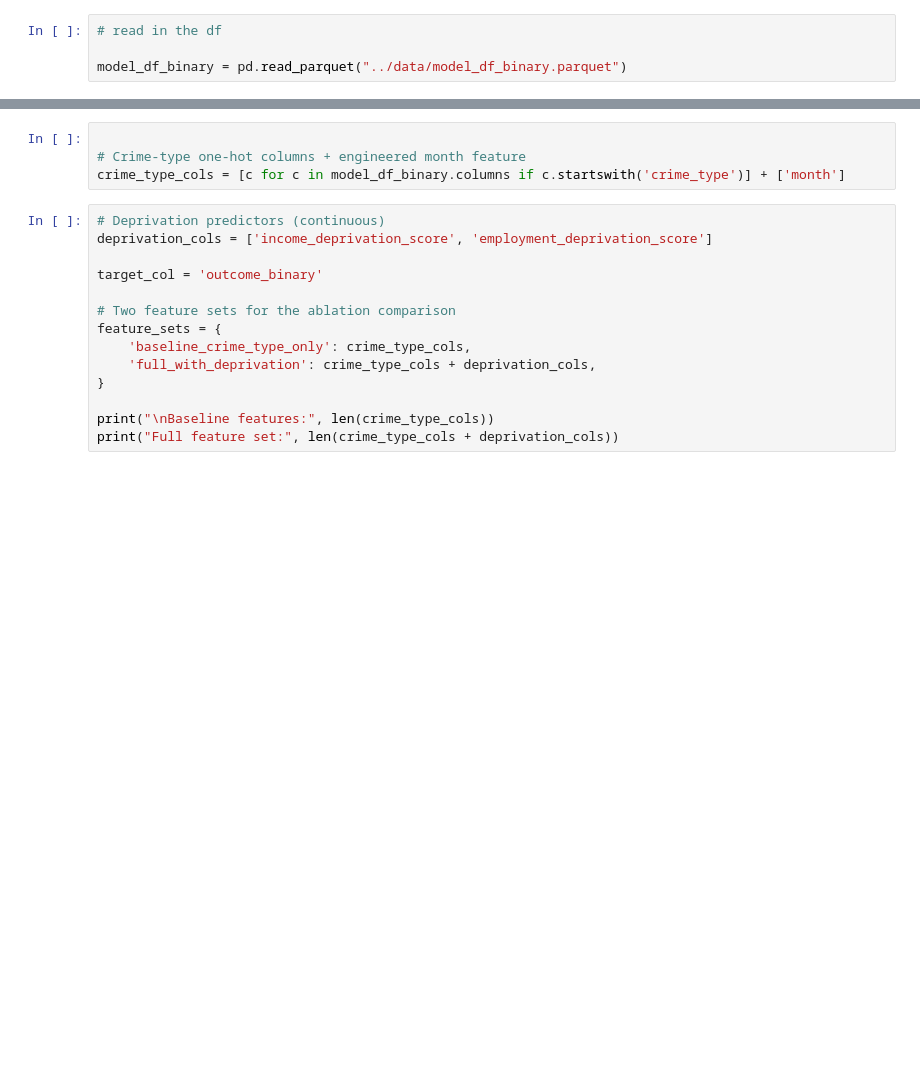
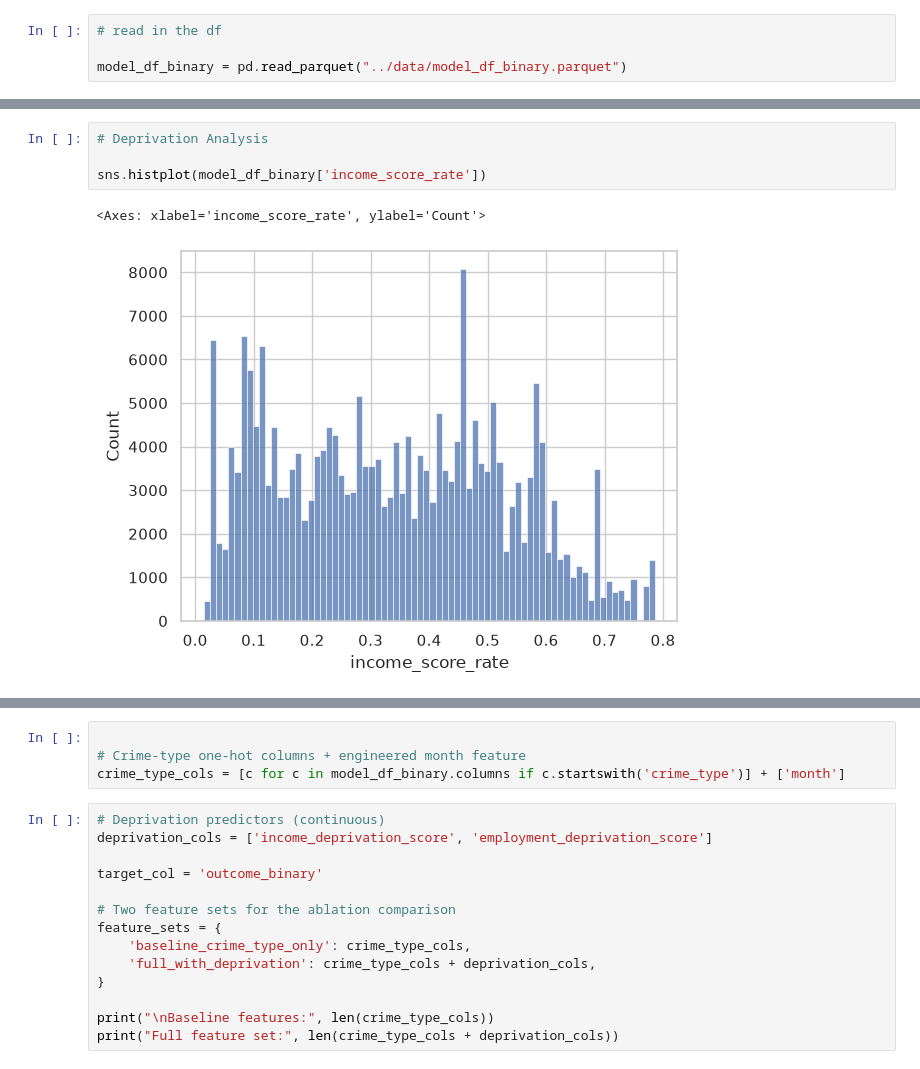
Before and after one commit to AnupmaDS1/Xmus-Jaxon-Flaxon-Waxon, a Jupyter notebook: Notebooks/03_EDAand.ipynb, the cells around one changed output, grey strips where cells are left out. Cells and saved outputs as stored; diff of their text form; blank space fills up the shorter version.

```diff
--- a/Notebooks/03_EDAand.ipynb
+++ b/Notebooks/03_EDAand.ipynb
@@ -18,0 +81,7 @@ print(model_df_binary.columns.tolist())
+# %%
+# Deprivation Analysis
+
+sns.histplot(model_df_binary['income_score_rate'])
+# %% [output]
+<Axes: xlabel='income_score_rate', ylabel='Count'>
+[figure, added]
```
Also changed, not shown: parts of 11 cells of this notebook, 7 other files.
